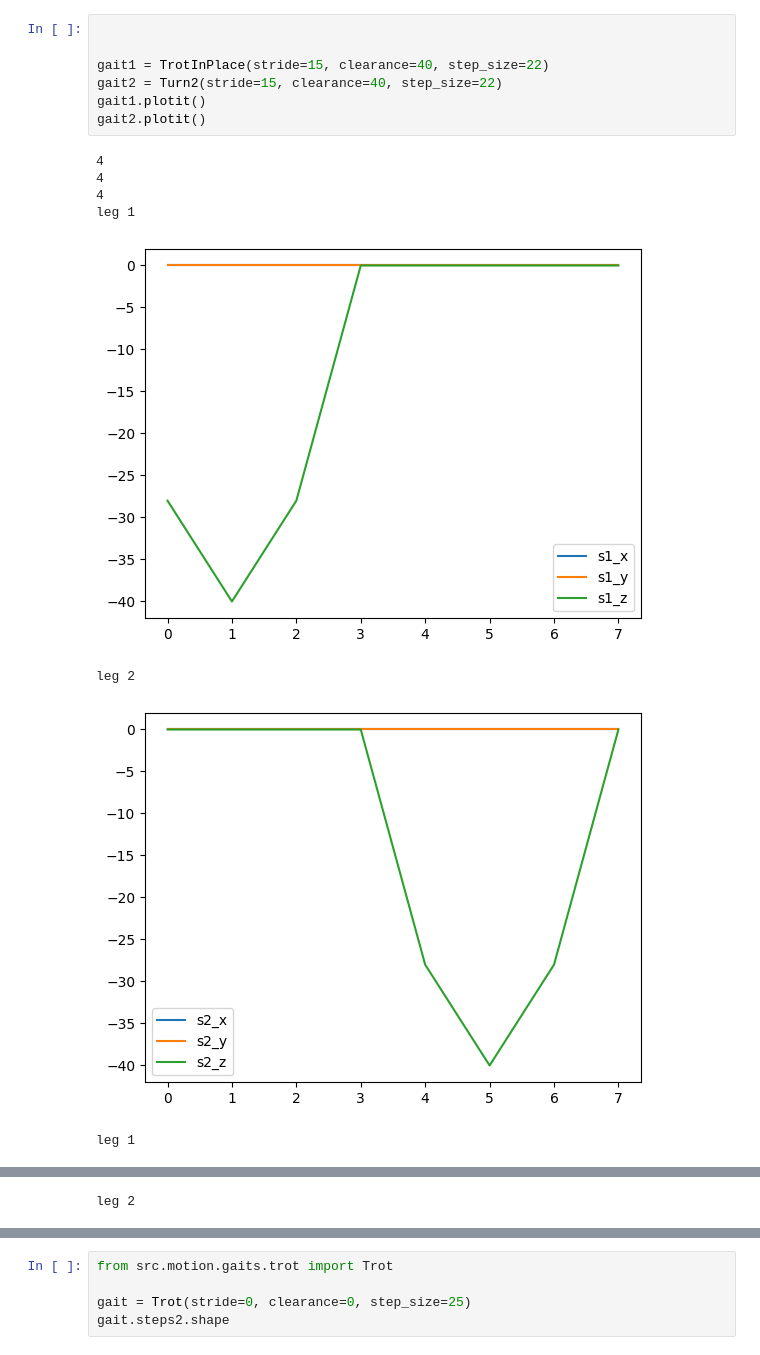
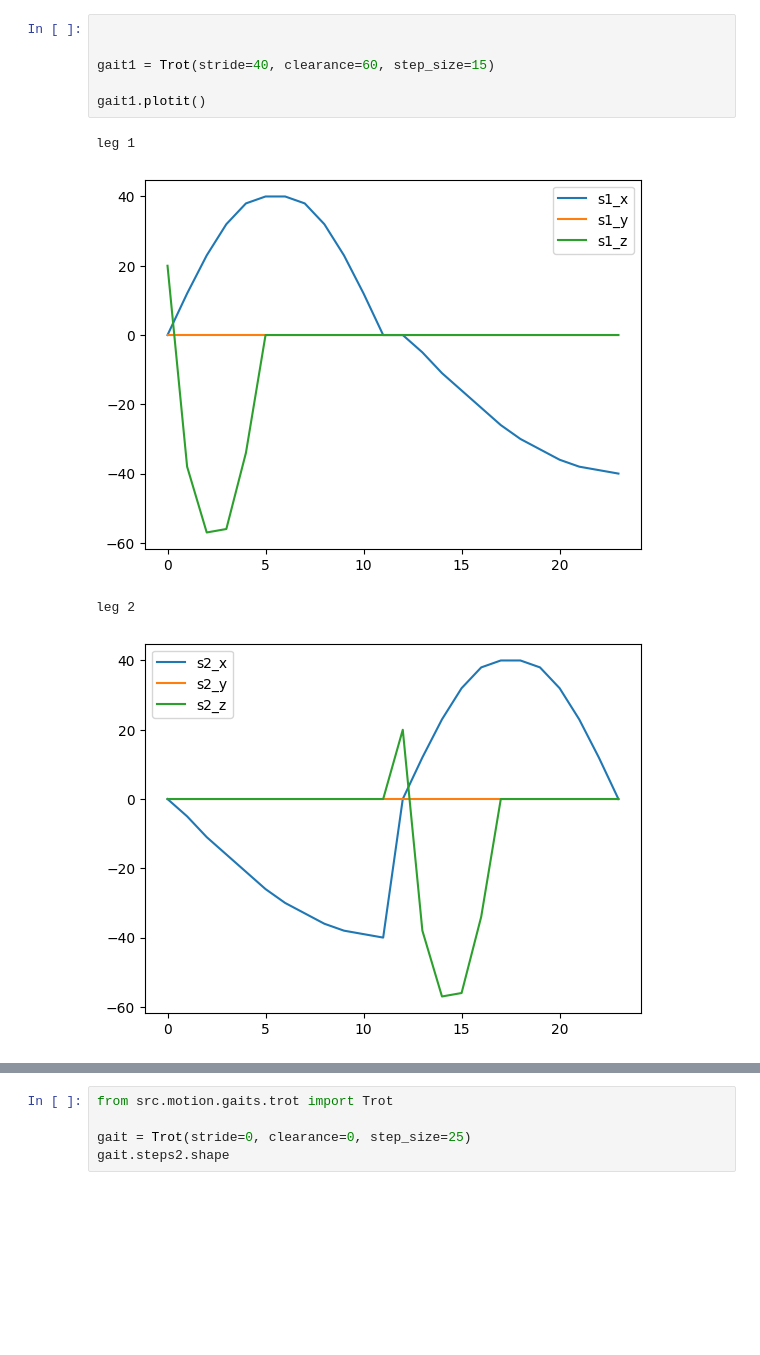
Before and after one commit to kevywilly/vega, a Jupyter notebook: notebooks/gaits.ipynb, the cells around one changed output, grey strips where cells are left out. Drawn from its saved outputs; the diff is of its cells as text; blank space fills up the shorter version.

```diff
--- a/notebooks/gaits.ipynb
+++ b/notebooks/gaits.ipynb
@@ -4,16 +4,11 @@ from src.motion.gaits.trot_in_place import TrotInPlace
 # %%
 
 
-gait1 = TrotInPlace(stride=15, clearance=40, step_size=22)
-gait2 = Turn2(stride=15, clearance=40, step_size=22)
+gait1 = Trot(stride=40, clearance=60, step_size=15)
+
 gait1.plotit()
-gait2.plotit()
 # %% [output]
-4
-4
-4
 leg 1
-[figure, old version]
+[figure, new version]
 leg 2
-[figure, old version]
+[figure, new version]
-leg 1
@@ -21 +14,0 @@ leg 1
-leg 2
```
Also changed, not shown: parts of 2 cells of this notebook, 1 other file.
